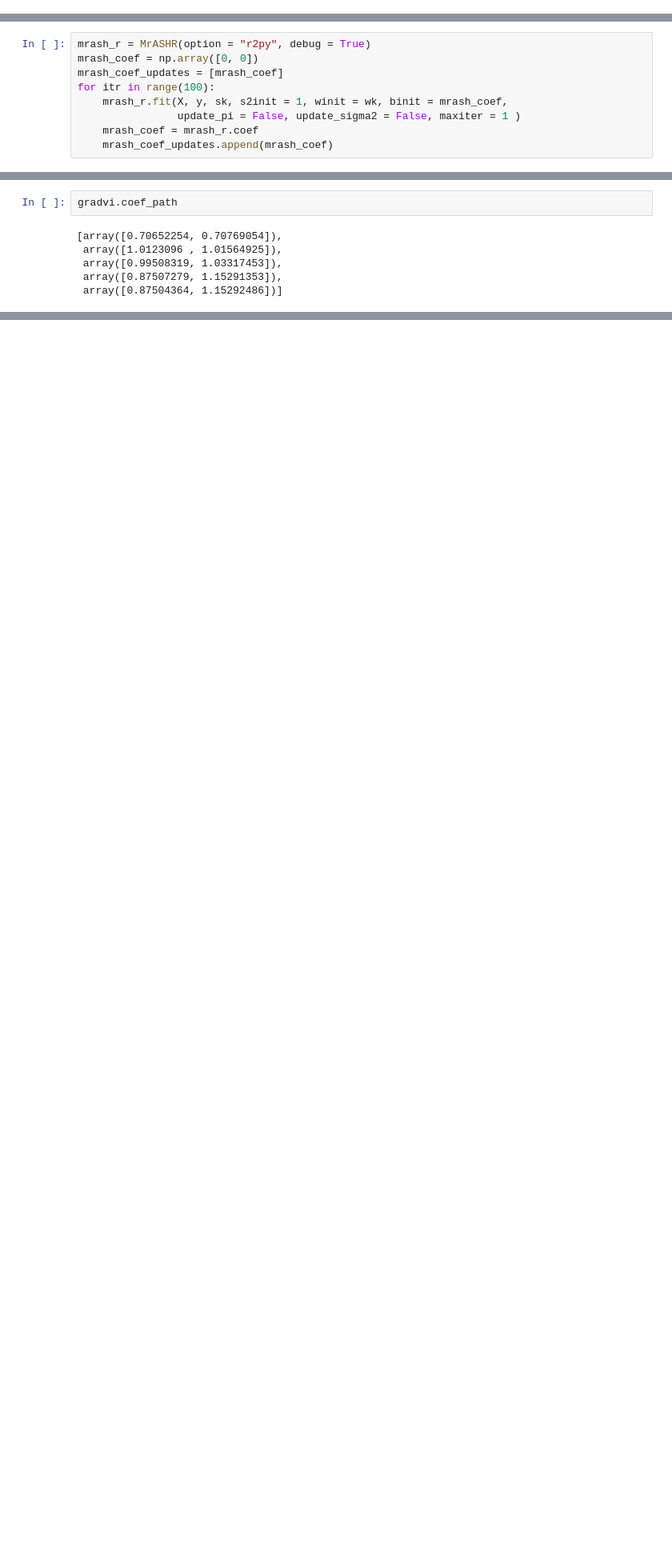
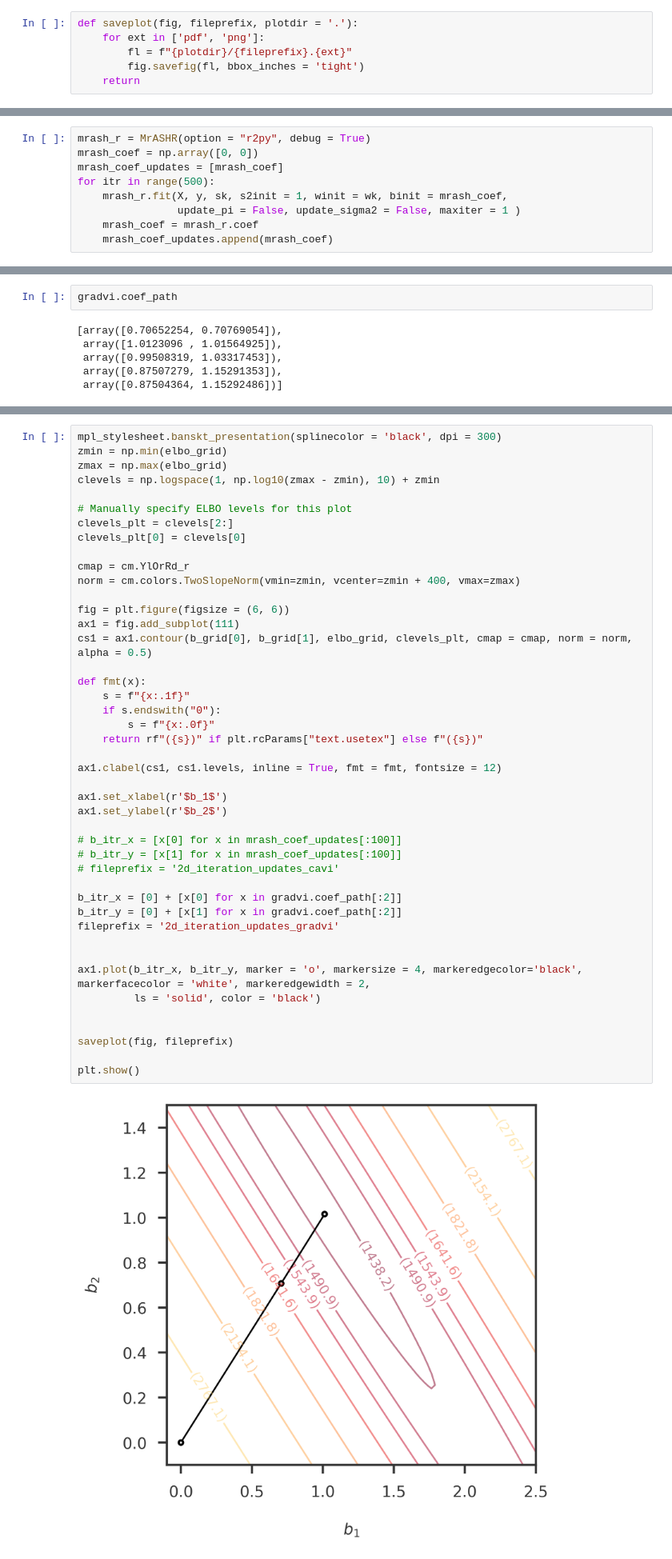
Before and after one commit to banskt/mr-ash-pen-workspace, a Jupyter notebook: notebooks/mr_ash_demo_pcarbo/cavi_vs_gradvi_convergence_plot.ipynb, the cells around one changed output, grey strips where cells are left out. Shown at 80% size. Cells and saved outputs as stored; diff of their text form; blank space fills up the shorter version.

```diff
--- a/notebooks/mr_ash_demo_pcarbo/cavi_vs_gradvi_convergence_plot.ipynb
+++ b/notebooks/mr_ash_demo_pcarbo/cavi_vs_gradvi_convergence_plot.ipynb
@@ -18,3 +24,9 @@ from gradvi.inference import LinearRegression
+# %%
+def saveplot(fig, fileprefix, plotdir = '.'):
+    for ext in ['pdf', 'png']:
+        fl = f"{plotdir}/{fileprefix}.{ext}"
+        fig.savefig(fl, bbox_inches = 'tight')
+    return
 # %%
 # Simulate data from the linear regression model y = x1*b1 + x2*b2 + e,
 # e ~ N(0,1) with b1 = 0.1, b2 = 0.1.
@@ -87,7 +99,7 @@ Mr.ASH terminated at iteration 598.
 mrash_r = MrASHR(option = "r2py", debug = True)
 mrash_coef = np.array([0, 0])
 mrash_coef_updates = [mrash_coef]
-for itr in range(100):
+for itr in range(500):
     mrash_r.fit(X, y, sk, s2init = 1, winit = wk, binit = mrash_coef,
                 update_pi = False, update_sigma2 = False, maxiter = 1 )
     mrash_coef = mrash_r.coef
@@ -144,0 +161,46 @@ for i in range(ix):
+# %%
+mpl_stylesheet.banskt_presentation(splinecolor = 'black', dpi = 300)
+zmin = np.min(elbo_grid)
+zmax = np.max(elbo_grid)
+clevels = np.logspace(1, np.log10(zmax - zmin), 10) + zmin
+
+# Manually specify ELBO levels for this plot
+clevels_plt = clevels[2:]
+clevels_plt[0] = clevels[0]
+
+cmap = cm.YlOrRd_r
+norm = cm.colors.TwoSlopeNorm(vmin=zmin, vcenter=zmin + 400, vmax=zmax)
+
+fig = plt.figure(figsize = (6, 6))
+ax1 = fig.add_subplot(111)
+cs1 = ax1.contour(b_grid[0], b_grid[1], elbo_grid, clevels_plt, cmap = cmap, norm = norm, alpha = 0.5)
+
+def fmt(x):
+    s = f"{x:.1f}"
+    if s.endswith("0"):
+        s = f"{x:.0f}"
+    return rf"({s})" if plt.rcParams["text.usetex"] else f"({s})"
+
+ax1.clabel(cs1, cs1.levels, inline = True, fmt = fmt, fontsize = 12)
+
+ax1.set_xlabel(r'$b_1$')
+ax1.set_ylabel(r'$b_2$')
+
+# b_itr_x = [x[0] for x in mrash_coef_updates[:100]]
+# b_itr_y = [x[1] for x in mrash_coef_updates[:100]]
+# fileprefix = '2d_iteration_updates_cavi'
+
+b_itr_x = [0] + [x[0] for x in gradvi.coef_path[:2]]
+b_itr_y = [0] + [x[1] for x in gradvi.coef_path[:2]]
+fileprefix = '2d_iteration_updates_gradvi'
+
+
+ax1.plot(b_itr_x, b_itr_y, marker = 'o', markersize = 4, markeredgecolor='black', markerfacecolor = 'white', markeredgewidth = 2,
+         ls = 'solid', color = 'black')
+
+
+saveplot(fig, fileprefix)
+
+plt.show()
+# %% [output]
+[figure, added]
```
Also changed, not shown: parts of 5 cells of this notebook, 4 other files.
